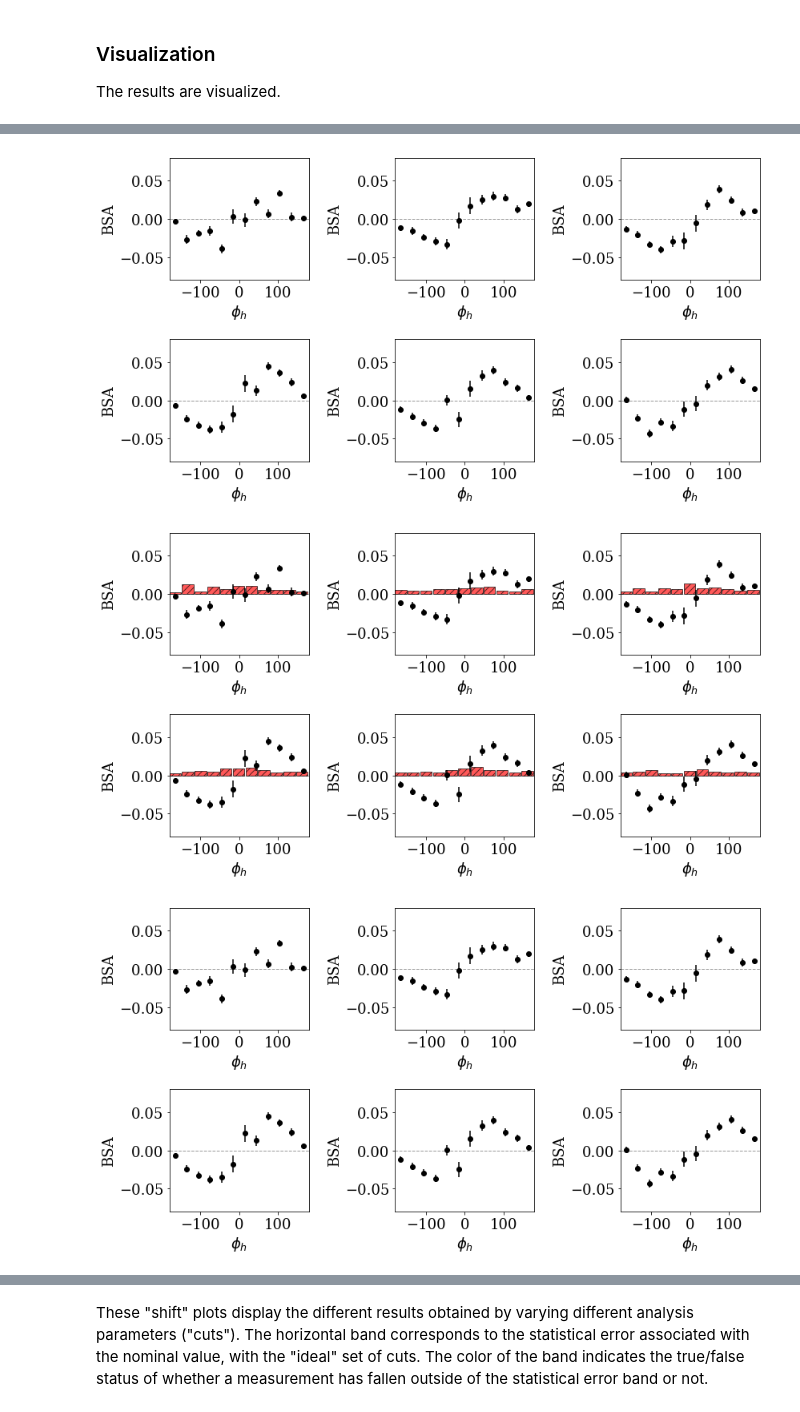
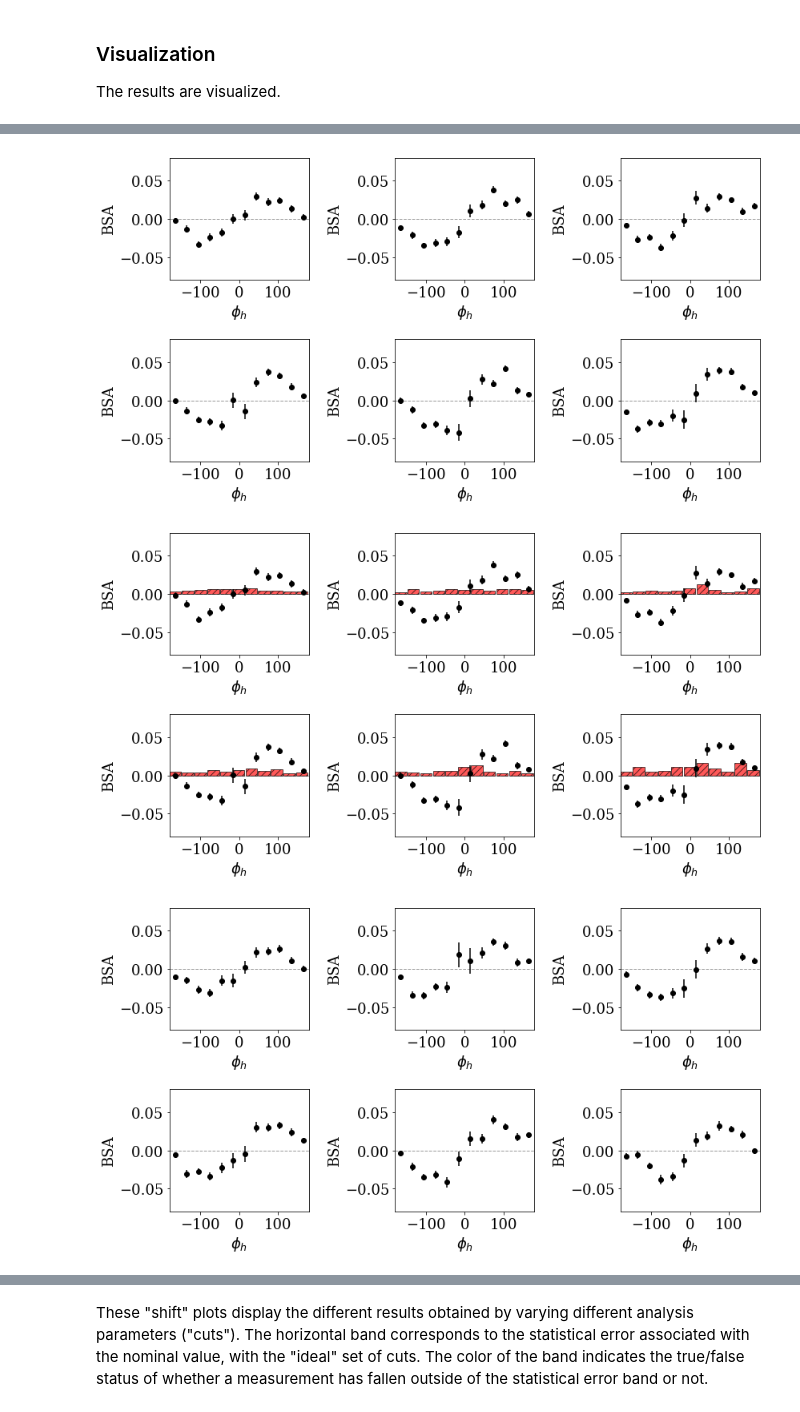
Before and after one commit to dmriser/python-analysis, a Jupyter notebook: kaon-bsa/analysis.ipynb, the cells around one changed output, grey strips where cells are left out. Saved outputs shown, nothing was run; the diff lists cells and outputs as text; code cells hidden in the pictures.

```diff
--- a/kaon-bsa/analysis.ipynb
+++ b/kaon-bsa/analysis.ipynb
@@ -19,8 +19,8 @@ N_BINS = 6
 ### Load Data
 Load the data from a compressed csv file.  Dropping the events which are not used in the nominal analysis.  Some unimportant things are discarded and finally, the memory usage is reduced using a code I found online (should give credit here).  Here a useful function is also defined that is used to build the filter for the data for different variations.  This function is used with build_dataframe to get the datasets for analysis after cuts applied.
 # %%
-#data = pd.read_csv('/Users/dmriser/data/inclusive_kaon/inclusive_kaon_small.csv', compression='bz2')
-data = pd.read_csv('/Users/davidriser/Data/inclusive/inclusive_kaon_small.csv', compression='bz2')
+data = pd.read_csv('/Users/dmriser/data/inclusive_kaon/inclusive_kaon_small.csv', compression='bz2')
+#data = pd.read_csv('/Users/davidriser/Data/inclusive/inclusive_kaon_small.csv', compression='bz2')
 #data = pd.read_csv('/home/david/data/inclusive/inclusive_kaon.csv',
 #                   compression='bz2')
 
@@ -78,7 +78,7 @@ def build_filter(data,conf=None):
     nominal_conf['dist_ec_edep']  = [-1.0, 1.0]
     nominal_conf['dist_vz']       = [-1.0, 1.0]
     nominal_conf['missing_mass']  = [1.25, 5.0]
-    nominal_conf['p_mes']         = [ 0.0, 5.0]
+    nominal_conf['p_mes']         = [0.35, 5.0]
     nominal_conf['dvz']           = [-2.5, 2.5]
 
 
@@ -1235,16 +1235,16 @@ plt.savefig('image/kinematics.pdf', bbox_inches='tight')
 # %%
 for axis in AXES:
 
     save_title = 'image/bsa_%s.pdf' % axis
-    plot_results(results['nominal'], 'x')
+    plot_results(results['nominal'], axis)
     plt.savefig(save_title, bbox_inches='tight')
 
     save_title = 'image/bsa_%s_sys.pdf' % axis
-    plot_results(results['nominal'], 'x', plot_sys=True)
+    plot_results(results['nominal'], axis, plot_sys=True)
     plt.savefig(save_title, bbox_inches='tight')
 # %% [output]
 [figure]
 [figure]
-[figure, old version]
+[figure, new version]
-[figure, old version]
+[figure, new version]
-[figure, old version]
+[figure, new version]
```
Also changed, not shown: parts of 21 cells of this notebook, 2 other files.
